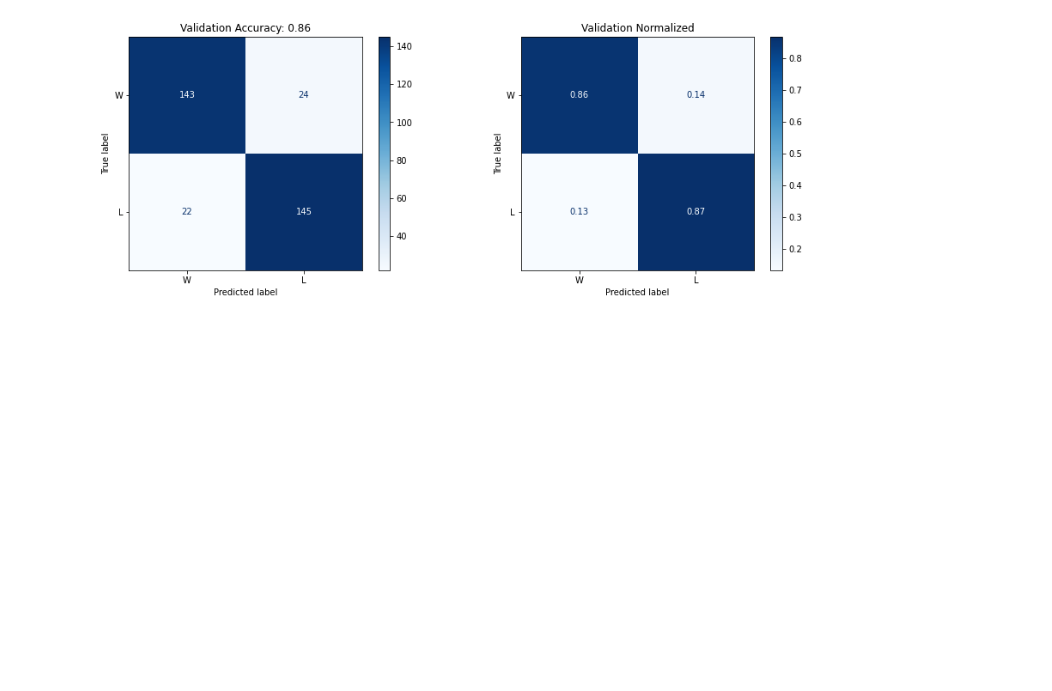
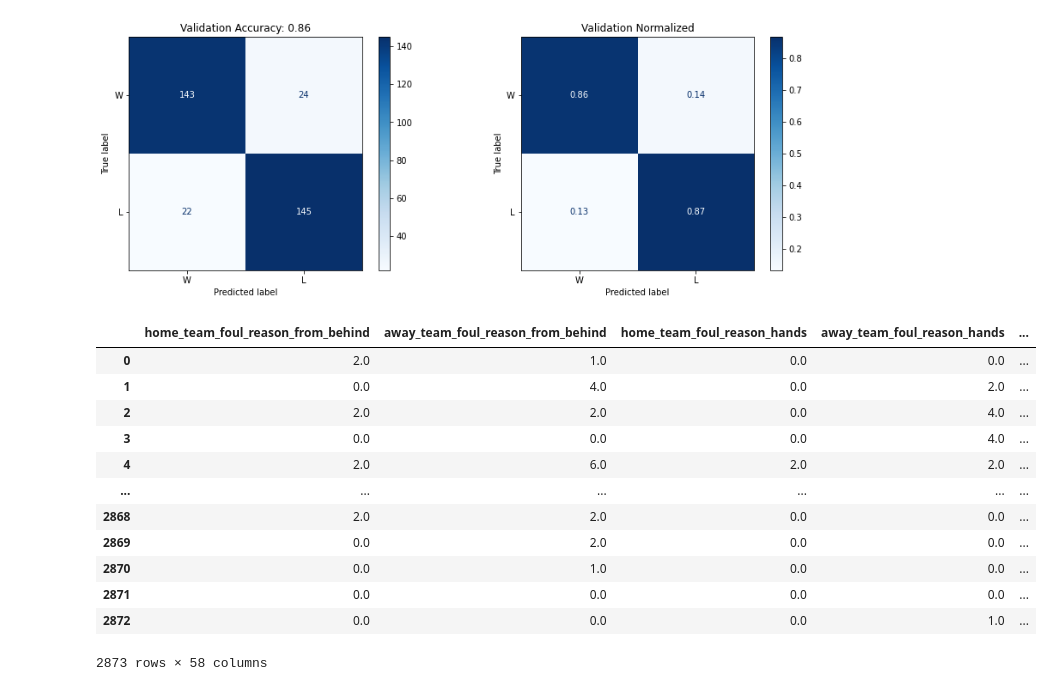
Before and after one commit to kcelebi/euro-football-officials-ML, a Jupyter notebook: pysrc/RF_final.ipynb, the cells around one changed output. Saved outputs shown, nothing was run; the diff lists cells and outputs as text; code cells hidden in the pictures; blank space fills up the shorter version.

```diff
--- a/pysrc/RF_final.ipynb
+++ b/pysrc/RF_final.ipynb
@@ -366,3 +400,19 @@ plt.show()
 CM(LeanClassifier(X_test, threshold = np.argmax(tune)), y_test, type_ = 'Validation', labels = ['W', 'L'])#, save = 'lean_valid_cm.png')
 # %% [output]
 [figure]
+# %%
+X
+# %% [output]
+|  | home_team_foul_reason_from_behind | away_team_foul_reason_from_behind | home_team_foul_reason_hands | away_team_foul_reason_hands | ... |
+| 0 | 2.0 | 1.0 | 0.0 | 0.0 | ... |
+| 1 | 0.0 | 4.0 | 0.0 | 2.0 | ... |
+| 2 | 2.0 | 2.0 | 0.0 | 4.0 | ... |
+| 3 | 0.0 | 0.0 | 0.0 | 4.0 | ... |
+| 4 | 2.0 | 6.0 | 2.0 | 2.0 | ... |
+| ... | ... | ... | ... | ... | ... |
+| 2868 | 2.0 | 2.0 | 0.0 | 0.0 | ... |
+| 2869 | 0.0 | 2.0 | 0.0 | 0.0 | ... |
+| 2870 | 0.0 | 1.0 | 0.0 | 0.0 | ... |
+| 2871 | 0.0 | 0.0 | 0.0 | 0.0 | ... |
+| 2872 | 0.0 | 0.0 | 0.0 | 1.0 | ... |
+2873 rows × 58 columns
```
Also changed, not shown: parts of 8 cells of this notebook, 2 other files.
